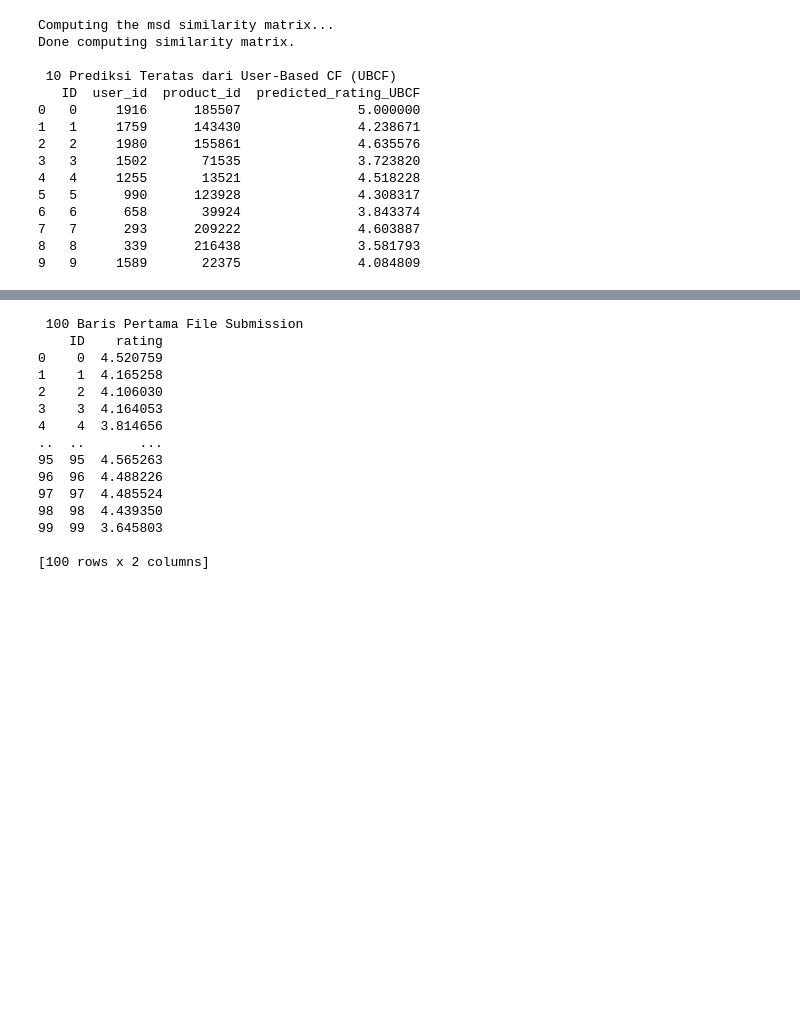
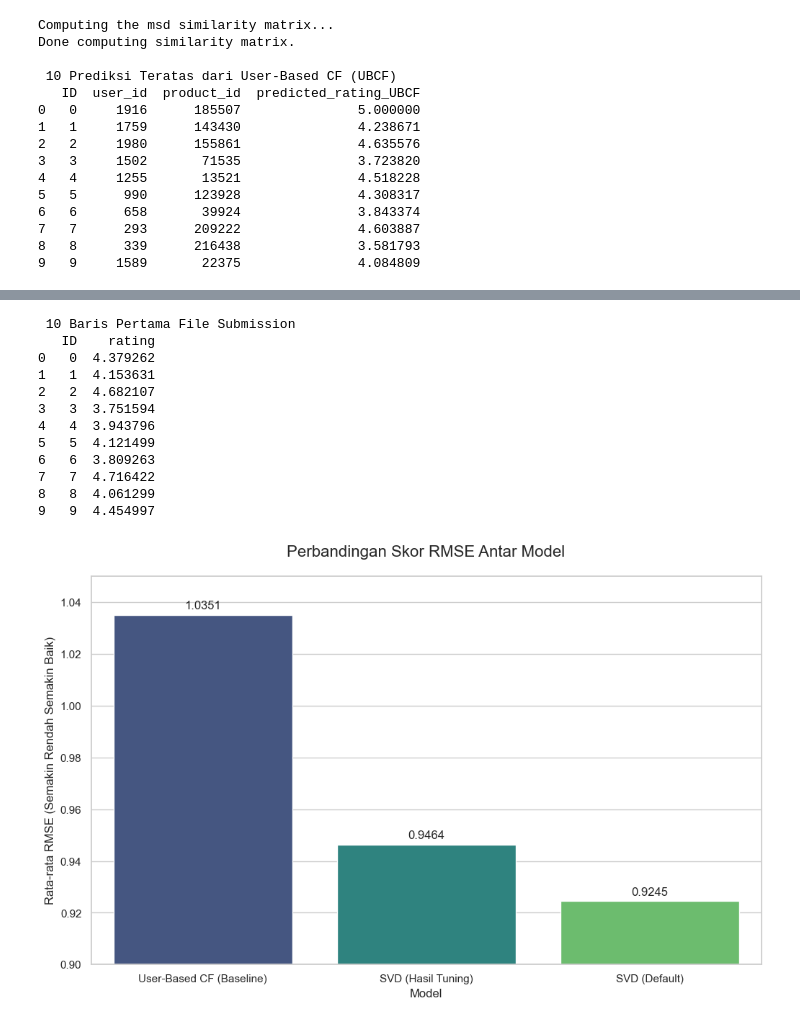
Before and after one commit to Ferrypanjaitan25/ProjekSisrek_Kel05, a Jupyter notebook: 05-explisit-rating.ipynb, the cells around one changed output, grey strips where cells are left out. Saved outputs shown, nothing was run; the diff lists cells and outputs as text; code cells hidden in the pictures; blank space fills up the shorter version.

```diff
--- a/05-explisit-rating.ipynb
+++ b/05-explisit-rating.ipynb
@@ -426,21 +423,62 @@ submission_df = pd.DataFrame({
 # Simpan ke file CSV
 submission_df.to_csv('submission.csv', index=False)
 
-print("\n 100 Baris Pertama File Submission")
-print(submission_df.head(100))
+print("\n 10 Baris Pertama File Submission")
+print(submission_df.head(10))
 # %% [output]
- 100 Baris Pertama File Submission
-    ID    rating
-0    0  4.520759
-1    1  4.165258
-2    2  4.106030
-3    3  4.164053
-4    4  3.814656
-..  ..       ...
-95  95  4.565263
-96  96  4.488226
-97  97  4.485524
-98  98  4.439350
-99  99  3.645803
-
-[100 rows x 2 columns]
+ 10 Baris Pertama File Submission
+   ID    rating
+0   0  4.379262
+1   1  4.153631
+2   2  4.682107
+3   3  3.751594
+4   4  3.943796
+5   5  4.121499
+6   6  3.809263
+7   7  4.716422
+8   8  4.061299
+9   9  4.454997
+# %%
+import matplotlib.pyplot as plt
+import seaborn as sns
+import pandas as pd
+
+# --- Data Hasil Evaluasi Anda ---
+# Nilai-nilai ini diambil dari output sel-sel sebelumnya di notebook Anda
+rmse_scores = {
+    'User-Based CF (Baseline)': 1.0351, # Dari sel evaluasi UBCF
+    'SVD (Default)': 0.9245,            # Dari sel evaluasi SVD
+    'SVD (Hasil Tuning)': 0.9464         # Dari sel tuning SVD
+}
+
+# Mengubah dictionary menjadi DataFrame untuk plotting
+df_scores = pd.DataFrame(list(rmse_scores.items()), columns=['Model', 'RMSE'])
+
+# --- PERBAIKAN UTAMA: Mengurutkan nilai dari tertinggi ke terendah ---
+df_scores = df_scores.sort_values('RMSE', ascending=False)
+
+# --- Membuat Visualisasi ---
+plt.figure(figsize=(12, 7))
+
+# Membuat bar plot dengan data yang sudah diurutkan
+bar_plot = sns.barplot(x='Model', y='RMSE', data=df_scores, palette='viridis')
+
+# Menambahkan judul dan label
+plt.title('Perbandingan Skor RMSE Antar Model', fontsize=16, pad=20)
+plt.xlabel('Model', fontsize=12)
+plt.ylabel('Rata-rata RMSE (Semakin Rendah Semakin Baik)', fontsize=12)
+plt.ylim(0.9, 1.05) # Mengatur limit sumbu y agar perbedaan lebih terlihat
+
+# Menambahkan label nilai di atas setiap bar agar rapi
+for p in bar_plot.patches:
+    bar_plot.annotate(format(p.get_height(), '.4f'),
+                   (p.get_x() + p.get_width() / 2., p.get_height()),
+                   ha = 'center', va = 'center',
+                   xytext = (0, 9),
+                   textcoords = 'offset points',
+                   fontsize=12)
+
+# Menampilkan plot
+plt.show()
+# %% [output]
+[figure, added]
```
Also changed, not shown: parts of 6 cells of this notebook, 1 other file.
